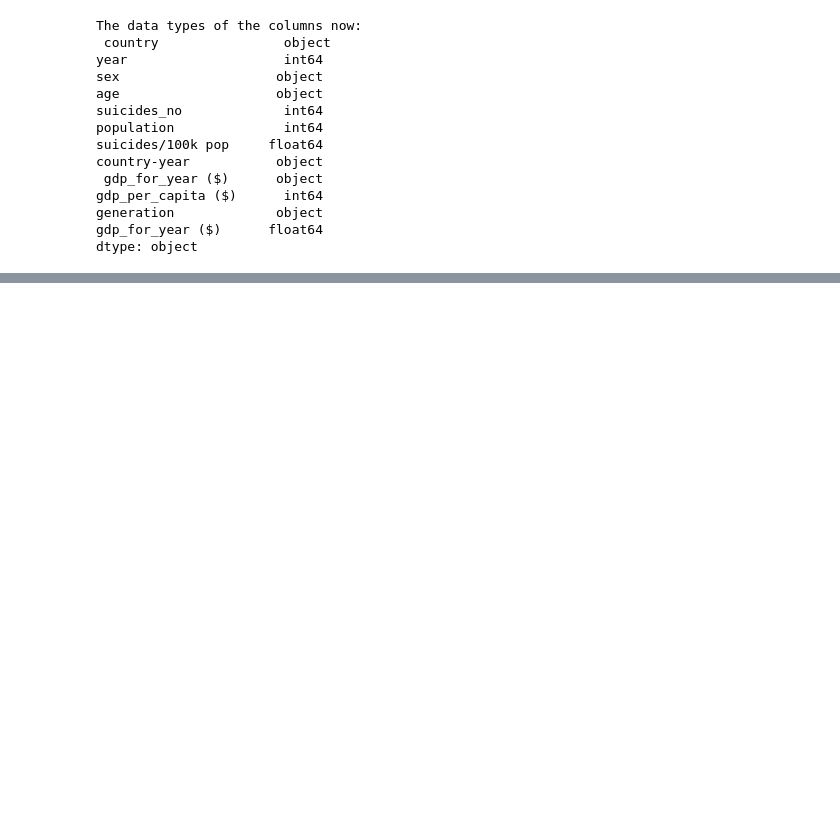
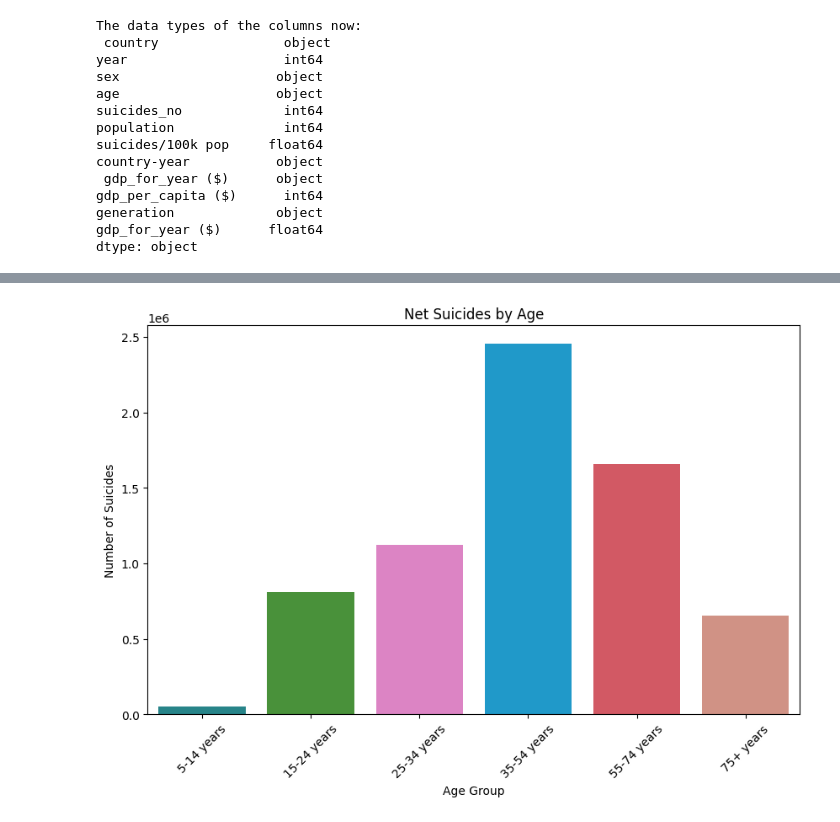
Before and after one commit to raoanmol/Dissecting-Suicide-Rates, a Jupyter notebook: notebooks/main.ipynb, the cells around one changed output, grey strips where cells are left out. Saved outputs shown, nothing was run; the diff lists cells and outputs as text; code cells hidden in the pictures; blank space fills up the shorter version.

```diff
--- a/notebooks/main.ipynb
+++ b/notebooks/main.ipynb
@@ -102,0 +126,16 @@ df['age'] = pd.Categorical(df['age'], categories=age_order, ordered=True)
+# %%
+suicides_and_age = df.groupby('age')['suicides_no'].sum().reset_index()
+
+age_order = ['5-14 years', '15-24 years', '25-34 years', '35-54 years', '55-74 years', '75+ years']
+suicides_and_age['age'] = pd.Categorical(suicides_and_age['age'], categories=age_order, ordered=True)
+age_suicides = suicides_and_age.sort_values('age')
+
+plt.figure(figsize=(10,6))
+sns.barplot(x='age', y='suicides_no', data=age_suicides, palette=['#179299', '#40a02b', '#ea76cb', '#04a5e5', '#e64553', '#dc8a78'])
+plt.title('Net Suicides by Age')
+plt.xlabel('Age Group')
+plt.ylabel('Number of Suicides')
+plt.xticks(rotation=45)
+plt.show()
+# %% [output]
+[figure, added]
```
Also changed, not shown: parts of 5 cells of this notebook.
